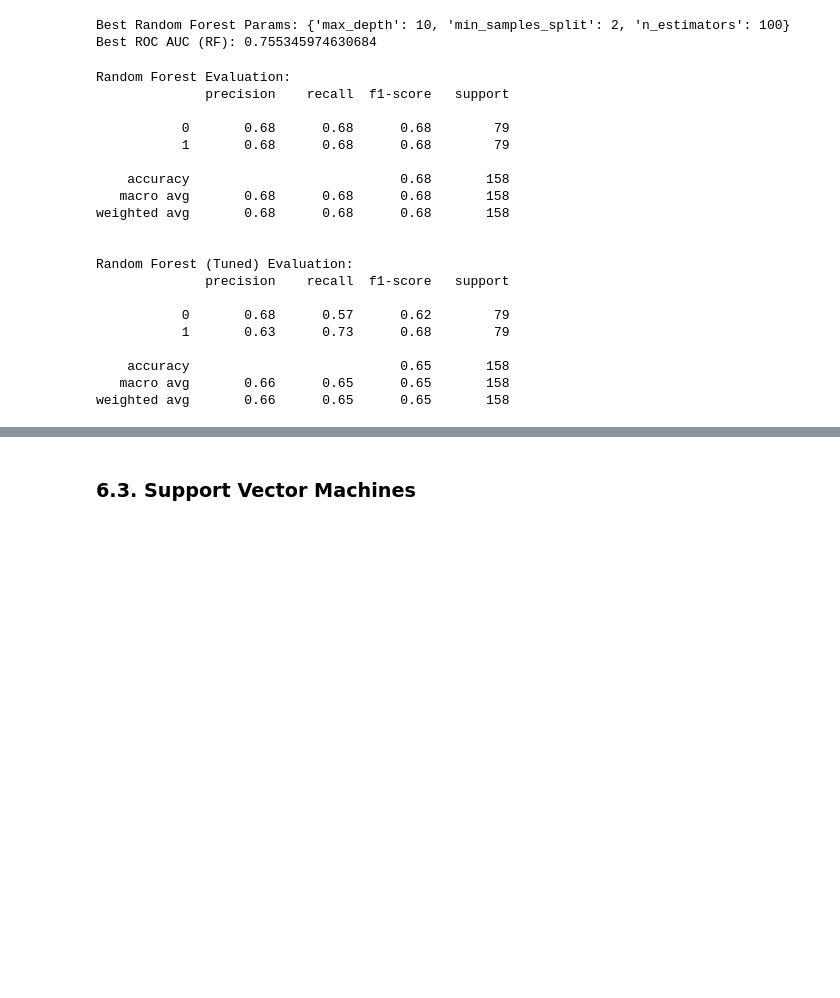
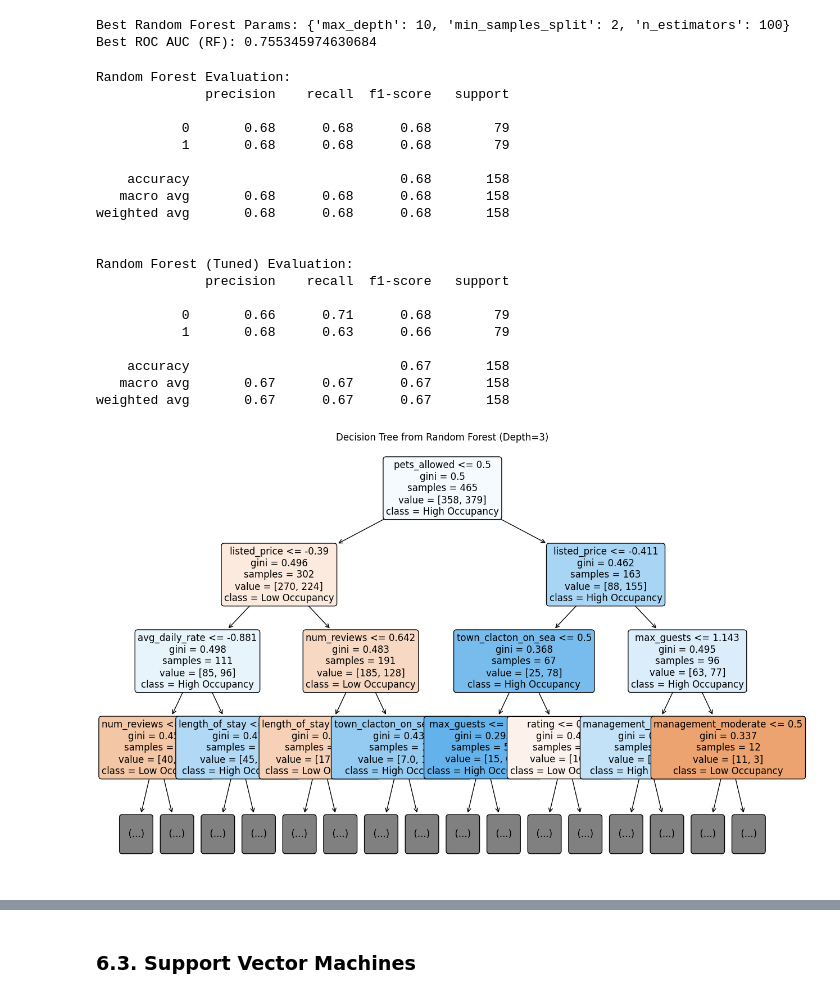
Before and after one commit to AvChilds/serviced_accommodation_ML_project, a Jupyter notebook: masters_assignment_2.ipynb, the cells around one changed output, grey strips where cells are left out. Cells and saved outputs as stored; diff of their text form; code cells hidden in the pictures; blank space fills up the shorter version.

```diff
--- a/masters_assignment_2.ipynb
+++ b/masters_assignment_2.ipynb
@@ -1501,6 +1564,6 @@ best_rf = rf_tuned.best_estimator_
 # %%
 report_model("Random Forest", y_val, rf_preds)
-report_model("Random Forest (Tuned)", y_val, rf_tuned_preds)
+report_model("Random Forest (Tuned)", y_val, best_rf_preds)
 # %% [output]
 Random Forest Evaluation:
               precision    recall  f1-score   support
@@ -1516,9 +1579,18 @@ weighted avg       0.68      0.68      0.68       158
 Random Forest (Tuned) Evaluation:
               precision    recall  f1-score   support
 
-           0       0.68      0.57      0.62        79
-           1       0.63      0.73      0.68        79
+           0       0.66      0.71      0.68        79
+           1       0.68      0.63      0.66        79
 
-    accuracy                           0.65       158
-   macro avg       0.66      0.65      0.65       158
-weighted avg       0.66      0.65      0.65       158
+    accuracy                           0.67       158
+   macro avg       0.67      0.67      0.67       158
+weighted avg       0.67      0.67      0.67       158
+# %%
+single_tree = best_rf.estimators_[0] # Extract a single tree from the Random Forest
+max_depth = 3 # Set the maximum depth for the plot for readability
+plt.figure(figsize=(15, 10))
+plot_tree(single_tree, feature_names=X_train.columns, class_names=['Low Occupancy', 'High Occupancy'], filled=True, rounded=True, fontsize=12, max_depth=max_depth)
+plt.title(f'Decision Tree from Random Forest (Depth={max_depth})')
+plt.show();
+# %% [output]
+[figure, added]
```
Also changed, not shown: parts of 55 cells of this notebook.
